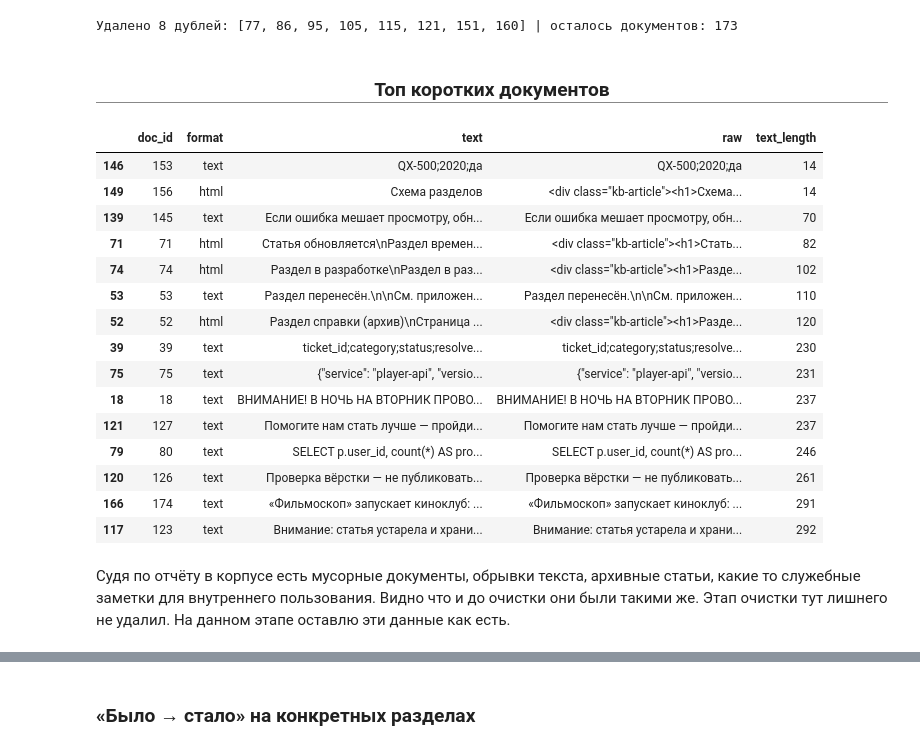
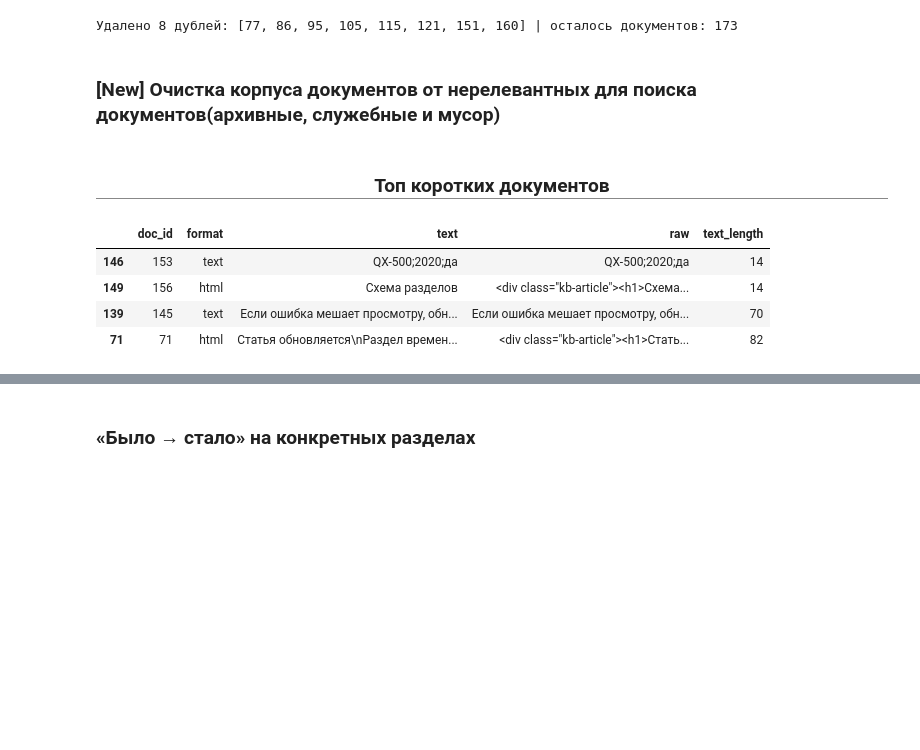
Before and after one commit to nda86/yp_rag, a Jupyter notebook: 1. Audit.ipynb, the cells around one changed output, grey strips where cells are left out. Saved outputs shown, nothing was run; the diff lists cells and outputs as text; code cells hidden in the pictures; blank space fills up the shorter version.

```diff
--- a/1. Audit.ipynb
+++ b/1. Audit.ipynb
@@ -372,33 +369,21 @@ docs_df = docs_df[~docs_df["doc_id"].isin(drops)].reset_index(drop=True)
 print(f"Удалено {len(drops)} дублей:", sorted(drops), "| осталось документов:", len(docs_df))
 # %% [output]
 Удалено 8 дублей: [77, 86, 95, 105, 115, 121, 151, 160] | осталось документов: 173
-# %%
-# визуально посмотрим топ самых коротких документов
-with pd.option_context("display.max_colwidth", None):
-    show(title="Топ коротких документов", df=(
-        docs_df[["doc_id", "format", "text", "raw"]]
-        .assign(text_length=docs_df["text"].str.len())
-        .sort_values("text_length")
-        .head(15)
-    ))
-# %% [output]
-Топ коротких документов
-|  | doc_id | format | text | raw | text_length |
-| 146 | 153 | text | QX-500;2020;да | QX-500;2020;да | 14 |
-| 149 | 156 | html | Схема разделов | <div class="kb-article"><h1>Схема... | 14 |
-| 139 | 145 | text | Если ошибка мешает просмотру, обн... | Если ошибка мешает просмотру, обн... | 70 |
-| 71 | 71 | html | Статья обновляется\nРаздел времен... | <div class="kb-article"><h1>Стать... | 82 |
-| 74 | 74 | html | Раздел в разработке\nРаздел в раз... | <div class="kb-article"><h1>Разде... | 102 |
-| 53 | 53 | text | Раздел перенесён.\n\nСм. приложен... | Раздел перенесён.\n\nСм. приложен... | 110 |
-| 52 | 52 | html | Раздел справки (архив)\nСтраница ... | <div class="kb-article"><h1>Разде... | 120 |
-| 39 | 39 | text | ticket_id;category;status;resolve... | ticket_id;category;status;resolve... | 230 |
-| 75 | 75 | text | {"service": "player-api", "versio... | {"service": "player-api", "versio... | 231 |
-| 18 | 18 | text | ВНИМАНИЕ! В НОЧЬ НА ВТОРНИК ПРОВО... | ВНИМАНИЕ! В НОЧЬ НА ВТОРНИК ПРОВО... | 237 |
-| 121 | 127 | text | Помогите нам стать лучше — пройди... | Помогите нам стать лучше — пройди... | 237 |
-| 79 | 80 | text | SELECT p.user_id, count(*) AS pro... | SELECT p.user_id, count(*) AS pro... | 246 |
-| 120 | 126 | text | Проверка вёрстки — не публиковать... | Проверка вёрстки — не публиковать... | 261 |
-| 166 | 174 | text | «Фильмоскоп» запускает киноклуб: ... | «Фильмоскоп» запускает киноклуб: ... | 291 |
-| 117 | 123 | text | Внимание: статья устарела и храни... | Внимание: статья устарела и храни... | 292 |
-# %% [markdown]
-Судя по отчёту в корпусе есть мусорные документы, обрывки текста, архивные статьи, какие то служебные заметки для внутреннего пользования. Видно что и до очистки они были такими же. Этап очистки тут лишнего не удалил.
-На данном этапе оставлю эти данные как есть.
+# %% [markdown]
+### [New] Очистка корпуса документов от нерелевантных для поиска документов(архивные, служебные и мусор)
+# %%
+# визуально посмотрим топ самых коротких документов
+with pd.option_context("display.max_colwidth", None):
+    show(title="Топ коротких документов", df=(
+        docs_df[["doc_id", "format", "text", "raw"]]
+        .assign(text_length=docs_df["text"].str.len())
+        .sort_values("text_length")
+        .head(4)
+    ))
+# %% [output]
+Топ коротких документов
+|  | doc_id | format | text | raw | text_length |
+| 146 | 153 | text | QX-500;2020;да | QX-500;2020;да | 14 |
+| 149 | 156 | html | Схема разделов | <div class="kb-article"><h1>Схема... | 14 |
+| 139 | 145 | text | Если ошибка мешает просмотру, обн... | Если ошибка мешает просмотру, обн... | 70 |
+| 71 | 71 | html | Статья обновляется\nРаздел времен... | <div class="kb-article"><h1>Стать... | 82 |
```
Also changed, not shown: parts of 11 cells of this notebook, 2 other files.
